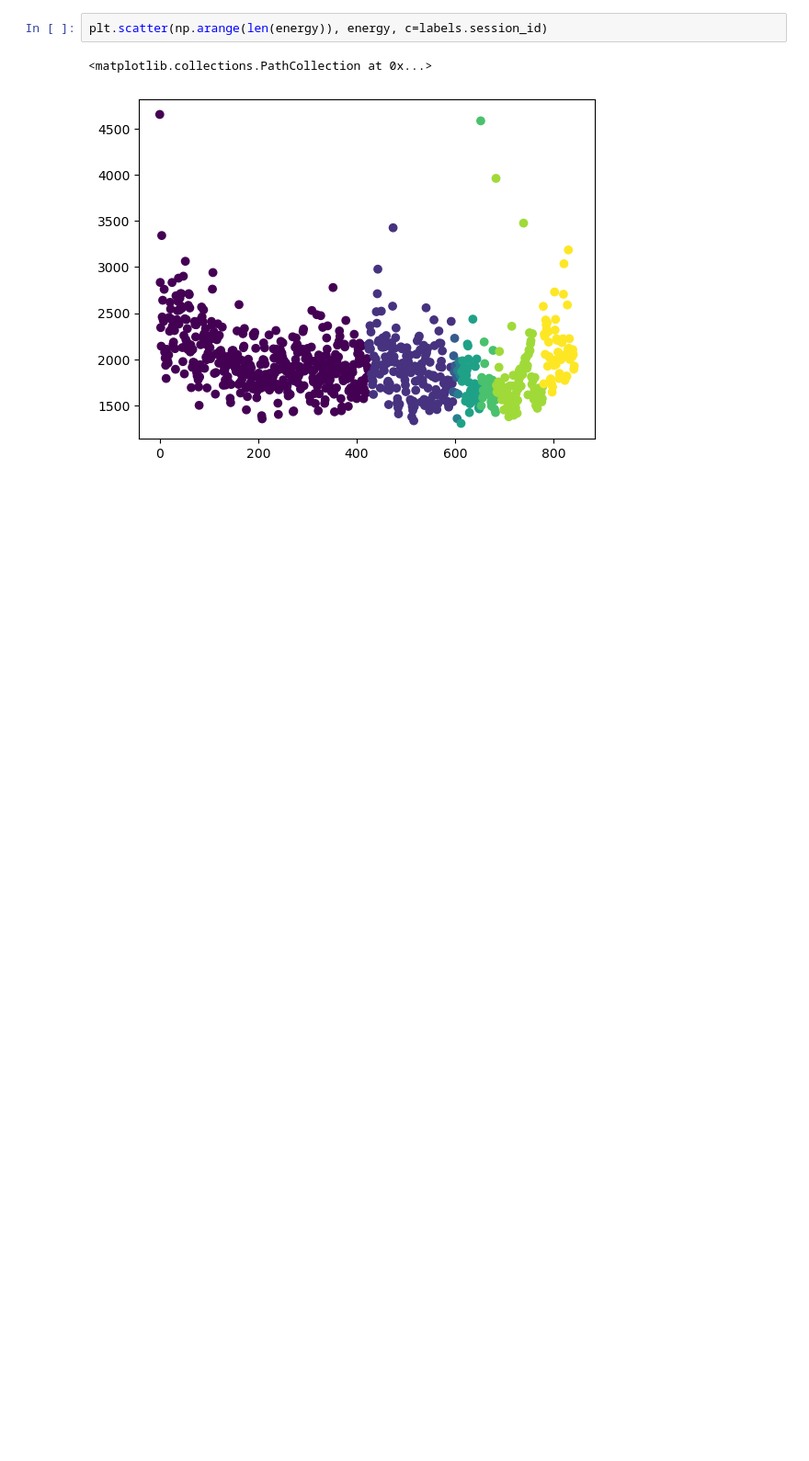
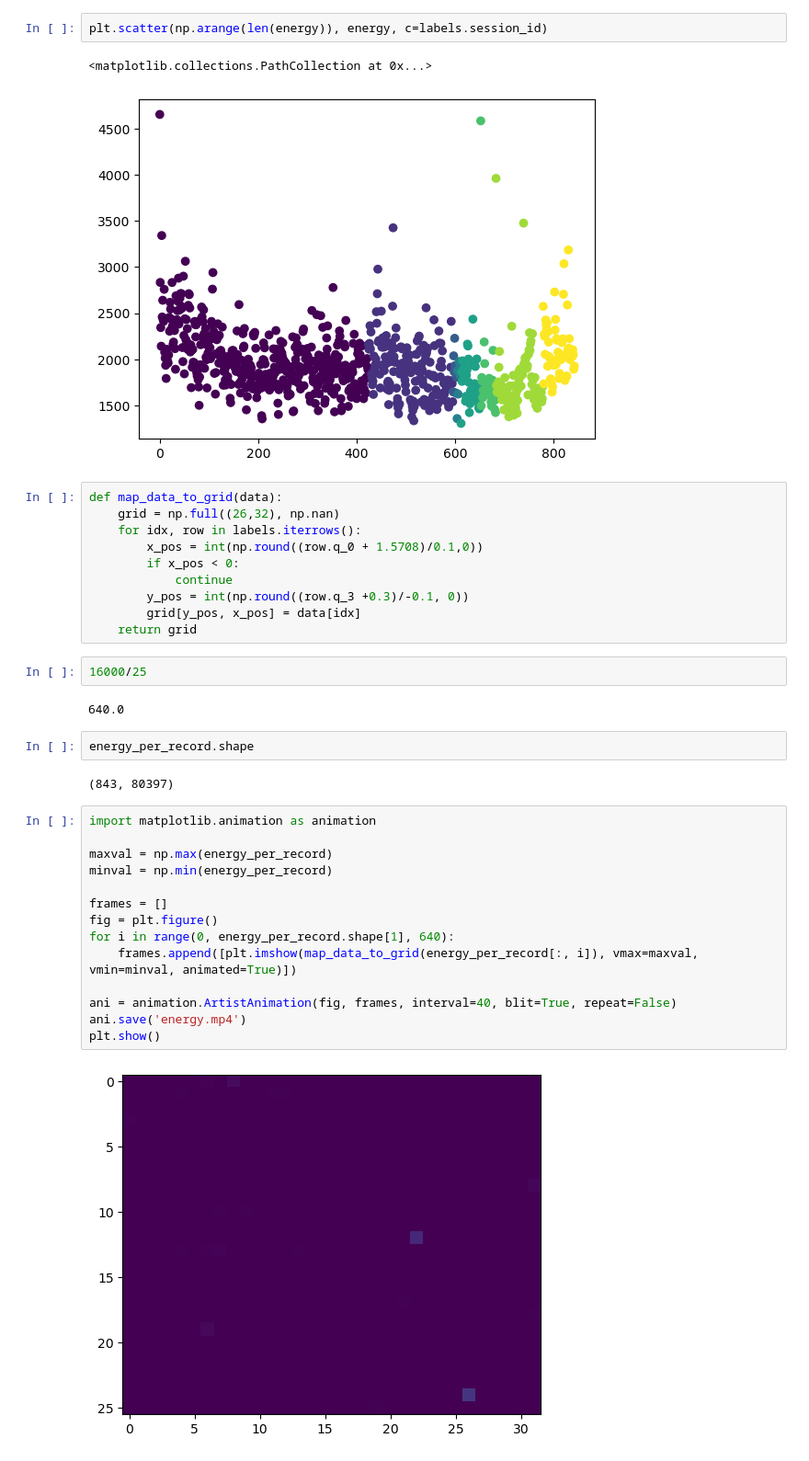
Before and after one commit to Tilman-Burghoff/acoustic-sensing, a Jupyter notebook: experiment3/data_exploration.ipynb, the cells around one changed output. Shown at 92% size. Saved outputs shown, nothing was run; the diff lists cells and outputs as text; blank space fills up the shorter version.

Commit message:
video of energy per sample over time

```diff
--- a/experiment3/data_exploration.ipynb
+++ b/experiment3/data_exploration.ipynb
@@ -168,3 +156,37 @@ plt.scatter(np.arange(len(energy)), energy, c=labels.session_id)
 # %% [output]
 <matplotlib.collections.PathCollection at 0x...>
 [figure]
+# %%
+def map_data_to_grid(data):
+    grid = np.full((26,32), np.nan)
+    for idx, row in labels.iterrows():
+        x_pos = int(np.round((row.q_0 + 1.5708)/0.1,0))
+        if x_pos < 0:
+            continue
+        y_pos = int(np.round((row.q_3 +0.3)/-0.1, 0))
+        grid[y_pos, x_pos] = data[idx]
+    return grid
+# %%
+16000/25
+# %% [output]
+640.0
+# %%
+energy_per_record.shape
+# %% [output]
+(843, 80397)
+# %%
+import matplotlib.animation as animation
+
+maxval = np.max(energy_per_record)
+minval = np.min(energy_per_record)
+
+frames = []
+fig = plt.figure()
+for i in range(0, energy_per_record.shape[1], 640):
+    frames.append([plt.imshow(map_data_to_grid(energy_per_record[:, i]), vmax=maxval, vmin=minval, animated=True)])
+
+ani = animation.ArtistAnimation(fig, frames, interval=40, blit=True, repeat=False)
+ani.save('energy.mp4')
+plt.show()
+# %% [output]
+[figure, added]
```
Also changed, not shown: parts of 2 cells of this notebook.
